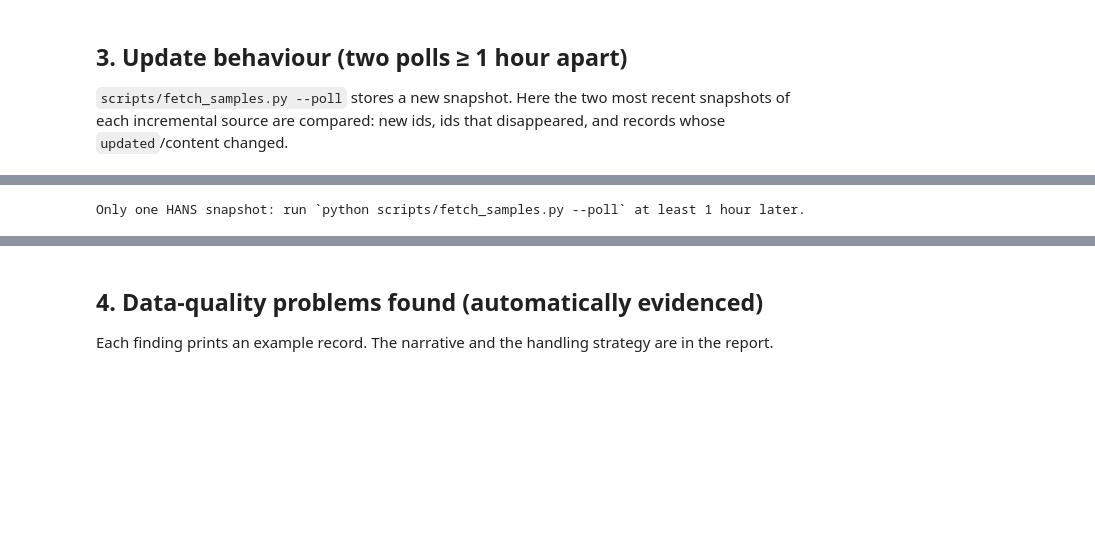
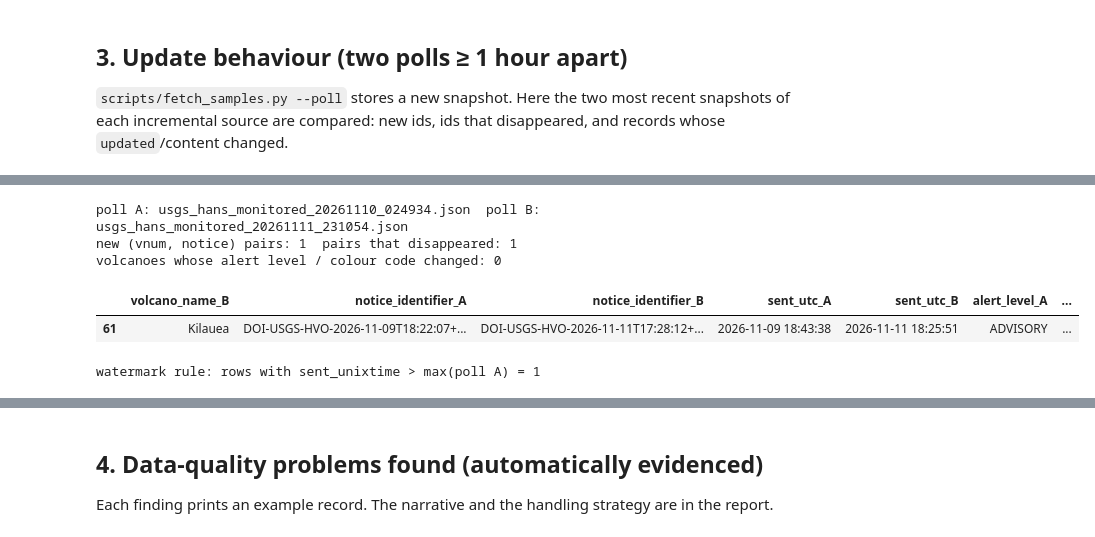
Before and after one commit to jhonatanvj/Proyecto_Analisis_De_Datos, a Jupyter notebook: notebooks/01_source_profiling.ipynb, the cells around one changed output, grey strips where cells are left out. Drawn from its saved outputs; the diff is of its cells as text; code cells hidden in the pictures; blank space fills up the shorter version.

```diff
--- a/notebooks/01_source_profiling.ipynb
+++ b/notebooks/01_source_profiling.ipynb
@@ -502,19 +516,29 @@ Only one feed snapshot: run `python scripts/fetch_samples.py --poll` at least 1
 # %%
 if len(hans_files) >= 2:
     h0 = pd.DataFrame(json.loads(hans_files[-2].read_bytes())); h1 = pd.DataFrame(json.loads(hans_files[-1].read_bytes()))
     print("poll A:", hans_files[-2].name, " poll B:", hans_files[-1].name)
-    k0 = set(zip(h0.vnum, h0.notice_identifier)); k1 = set(zip(h1.vnum, h1.notice_identifier))
+    # region rows have vnum = null and volcanoes without a notice have notice_identifier = null:
+    # compare them as empty strings so that NaN != NaN is not reported as a change
+    for h in (h0, h1):
+        h["vnum_key"] = h["vnum"].fillna("region:" + h["volcano_name"]).astype(str)
+        h["notice_key"] = h["notice_identifier"].fillna("")
+    k0 = set(zip(h0.vnum_key, h0.notice_key)); k1 = set(zip(h1.vnum_key, h1.notice_key))
     print("new (vnum, notice) pairs:", len(k1 - k0), " pairs that disappeared:", len(k0 - k1))
-    m = h0.merge(h1, on="vnum", suffixes=("_A", "_B"))
+    m = h0.merge(h1, on="vnum_key", suffixes=("_A", "_B"))
     chg = m[(m.alert_level_A != m.alert_level_B) | (m.color_code_A != m.color_code_B)]
     print("volcanoes whose alert level / colour code changed:", len(chg))
-    display(m[m.notice_identifier_A != m.notice_identifier_B][["volcano_name_B", "notice_identifier_A", "notice_identifier_B",
-                                                            "alert_level_A", "alert_level_B", "color_code_A", "color_code_B"]])
+    display(m[m.notice_key_A != m.notice_key_B][["volcano_name_B", "notice_identifier_A", "notice_identifier_B", "sent_utc_A", "sent_utc_B",
+                                                "alert_level_A", "alert_level_B", "color_code_A", "color_code_B"]])
     print("watermark rule: rows with sent_unixtime > max(poll A) =", (h1.sent_unixtime > h0.sent_unixtime.max()).sum())
 else:
     print("Only one HANS snapshot: run `python scripts/fetch_samples.py --poll` at least 1 hour later.")
 # %% [output]
-Only one HANS snapshot: run `python scripts/fetch_samples.py --poll` at least 1 hour later.
+poll A: usgs_hans_monitored_20261110_024934.json  poll B: usgs_hans_monitored_20261111_231054.json
+new (vnum, notice) pairs: 1  pairs that disappeared: 1
+volcanoes whose alert level / colour code changed: 0
+|  | volcano_name_B | notice_identifier_A | notice_identifier_B | sent_utc_A | sent_utc_B | alert_level_A | ... |
+| 61 | Kilauea | DOI-USGS-HVO-2026-11-09T18:22:07+... | DOI-USGS-HVO-2026-11-11T17:28:12+... | 2026-11-09 18:43:38 | 2026-11-11 18:25:51 | ADVISORY | ... |
+watermark rule: rows with sent_unixtime > max(poll A) = 1
 # %%
 if len(rss_files) >= 2:
     w0 = pd.DataFrame(weekly_report.parse_rss(rss_files[-2].read_bytes()))
```
Also changed, not shown: parts of 12 cells of this notebook, 12 other files.
